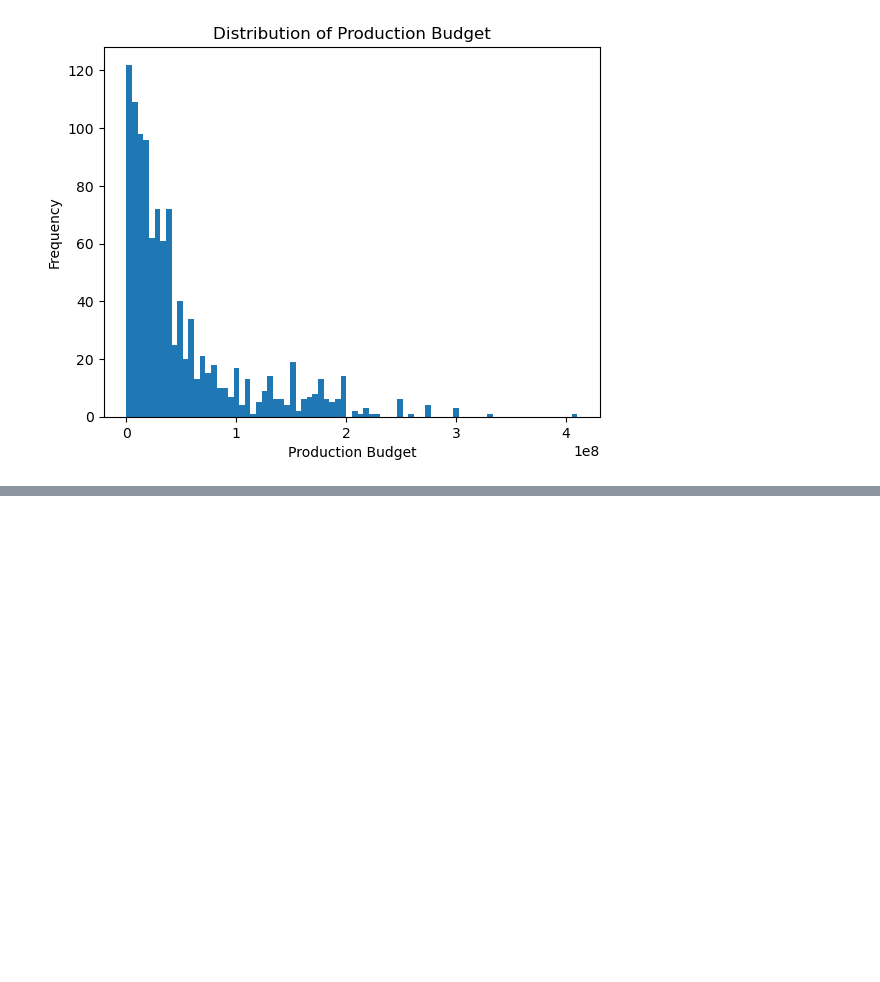
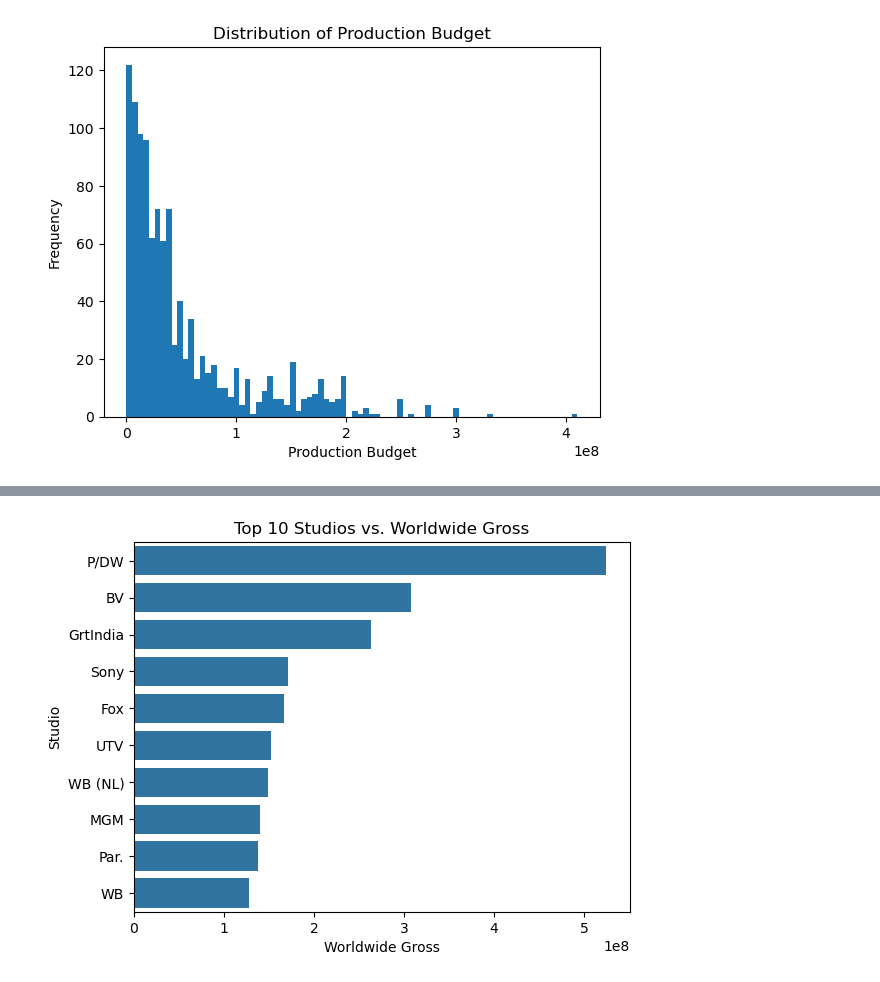
Before and after one commit to JuneHenia/Phase-2-Movie-Project, a Jupyter notebook: notebook/Movie Analysis Project.ipynb, the cells around one changed output, grey strips where cells are left out. Saved outputs shown, nothing was run; the diff lists cells and outputs as text; code cells hidden in the pictures; blank space fills up the shorter version.

```diff
--- a/notebook/Movie Analysis Project.ipynb
+++ b/notebook/Movie Analysis Project.ipynb
@@ -830,0 +869,7 @@ COMMENT ON THE RESULT
+# %%
+# Grouping the data by studio and worldwide gross. The gross median is calculated because the worldwide gross data is skewed/biased due to blockbuster films.
+# Therefore, using the median is a better statistical measure. Typical representation of the industry.
+# Studying the relationship between studio and worldwide gross. This will help understand which studio yields the highest gross from their releases.
+
+studio_by_gross = df.groupby('studio')['worldwide_gross'].median().sort_values(ascending = False).head(10)
+studio_by_gross
@@ -830,0 +889,10 @@ COMMENT ON THE RESULT
+# %%
+#plotting for visuals
+
+sns.barplot(x = studio_by_gross.values, y = studio_by_gross.index)
+plt.title('Top 10 Studios vs. Worldwide Gross')
+plt.xlabel('Worldwide Gross')
+plt.ylabel('Studio')
+plt.show()
+# %% [output]
+[figure, added]
```
Also changed, not shown: parts of 18 cells of this notebook.
